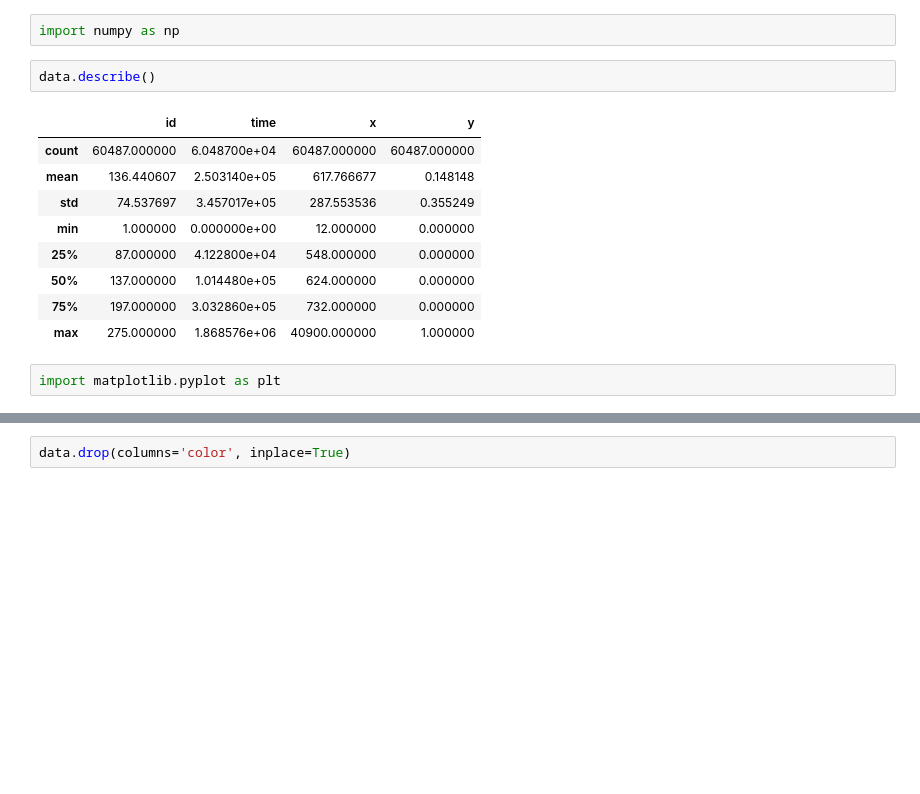
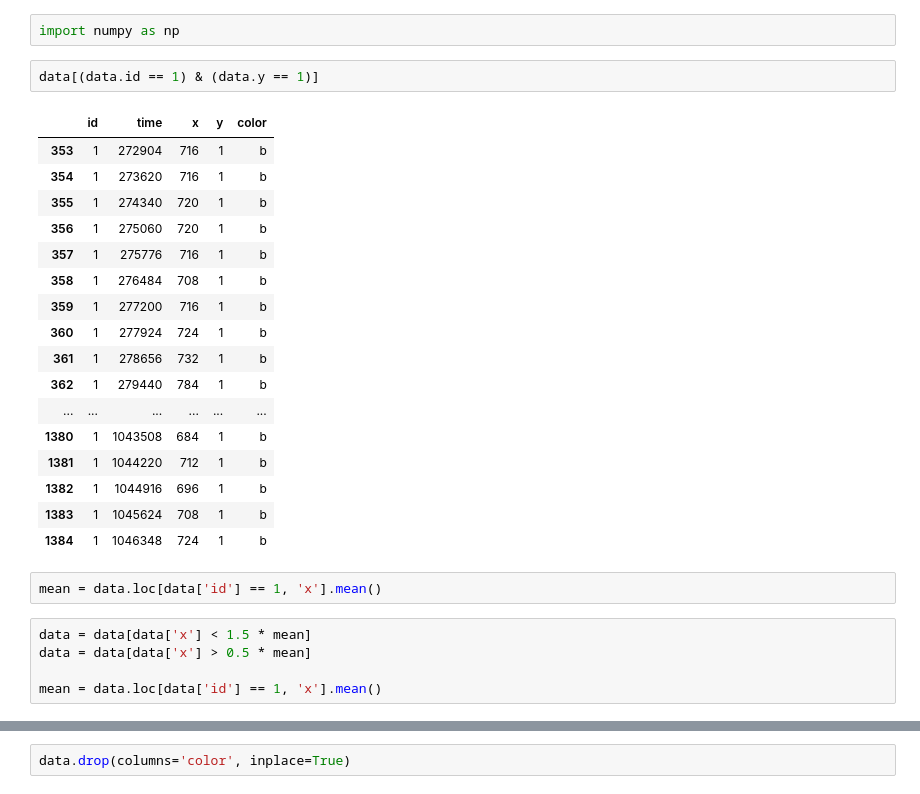
Before and after one commit to OnlyOneUseAcc/CardioSpike, a Jupyter notebook: testing.ipynb, the cells around one changed output, grey strips where cells are left out. Saved outputs shown, nothing was run; the diff lists cells and outputs as text; blank space fills up the shorter version.

```diff
--- a/testing.ipynb
+++ b/testing.ipynb
@@ -19,20 +21,33 @@ dtypes: int64(4)
 memory usage: 1.8 MB
 # %%
 import numpy as np
-# %%
-data.describe()
-# %% [output]
-|  | id | time | x | y |
-| count | 60487.000000 | 6.048700e+04 | 60487.000000 | 60487.000000 |
-| mean | 136.440607 | 2.503140e+05 | 617.766677 | 0.148148 |
-| std | 74.537697 | 3.457017e+05 | 287.553536 | 0.355249 |
-| min | 1.000000 | 0.000000e+00 | 12.000000 | 0.000000 |
-| 25% | 87.000000 | 4.122800e+04 | 548.000000 | 0.000000 |
-| 50% | 137.000000 | 1.014480e+05 | 624.000000 | 0.000000 |
-| 75% | 197.000000 | 3.032860e+05 | 732.000000 | 0.000000 |
-| max | 275.000000 | 1.868576e+06 | 40900.000000 | 1.000000 |
-# %%
-import matplotlib.pyplot as plt
+# %%
+data[(data.id == 1) & (data.y == 1)]
+# %% [output]
+|  | id | time | x | y | color |
+| 353 | 1 | 272904 | 716 | 1 | b |
+| 354 | 1 | 273620 | 716 | 1 | b |
+| 355 | 1 | 274340 | 720 | 1 | b |
+| 356 | 1 | 275060 | 720 | 1 | b |
+| 357 | 1 | 275776 | 716 | 1 | b |
+| 358 | 1 | 276484 | 708 | 1 | b |
+| 359 | 1 | 277200 | 716 | 1 | b |
+| 360 | 1 | 277924 | 724 | 1 | b |
+| 361 | 1 | 278656 | 732 | 1 | b |
+| 362 | 1 | 279440 | 784 | 1 | b |
+| ... | ... | ... | ... | ... | ... |
+| 1380 | 1 | 1043508 | 684 | 1 | b |
+| 1381 | 1 | 1044220 | 712 | 1 | b |
+| 1382 | 1 | 1044916 | 696 | 1 | b |
+| 1383 | 1 | 1045624 | 708 | 1 | b |
+| 1384 | 1 | 1046348 | 724 | 1 | b |
+# %%
+mean = data.loc[data['id'] == 1, 'x'].mean()
+# %%
+data = data[data['x'] < 1.5 * mean]
+data = data[data['x'] > 0.5 * mean]
+
+mean = data.loc[data['id'] == 1, 'x'].mean()
 # %%
 data['color'] = 'g'
 data.loc[data['y'] == 1, 'color'] = 'b'
```
Also changed, not shown: parts of 6 cells of this notebook, 2 other files.
